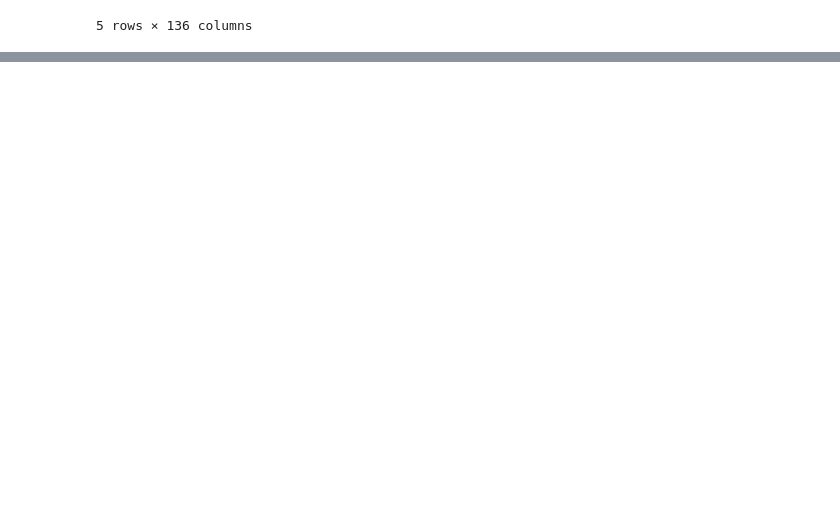
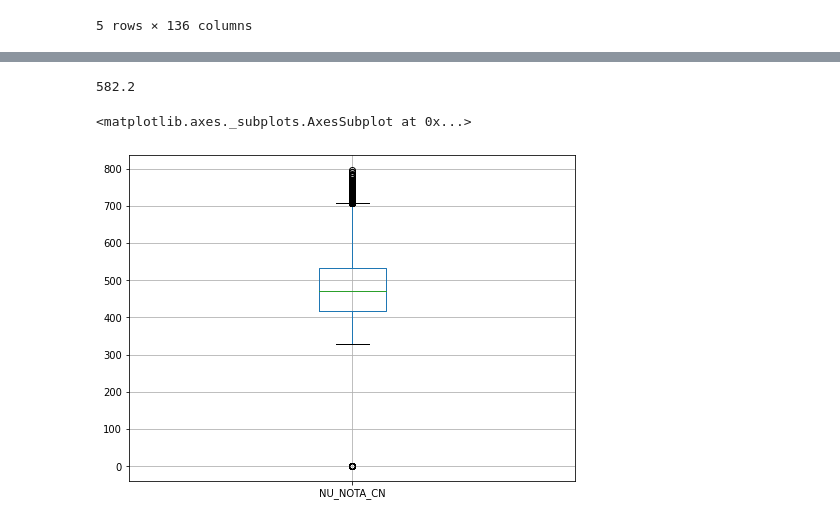
Before and after one commit to joaomarcuslf/data-science-studies, a Jupyter notebook: imersao_alura_01.ipynb, the cells around one changed output, grey strips where cells are left out. Cells and saved outputs as stored; diff of their text form; code cells hidden in the pictures; blank space fills up the shorter version.

```diff
--- a/imersao_alura_01.ipynb
+++ b/imersao_alura_01.ipynb
@@ -17,0 +205,9 @@ dados.head()
+# %%
+df['NU_NOTA_CN'].quantile(0.9) # Will get the 10%, not the 90%
+# %% [output]
+582.2
+# %%
+df['NU_NOTA_CN'].plot.box(grid=True, figsize=(8,6))
+# %% [output]
+<matplotlib.axes._subplots.AxesSubplot at 0x...>
+[figure, added]
```
Also changed, not shown: parts of 21 cells of this notebook.
